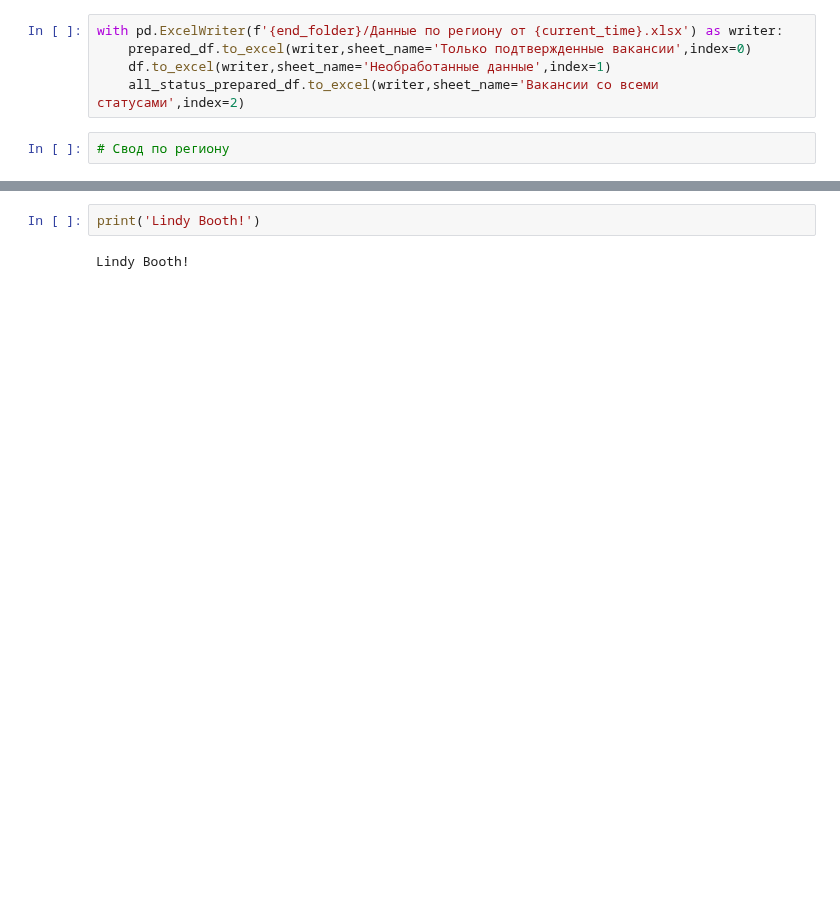
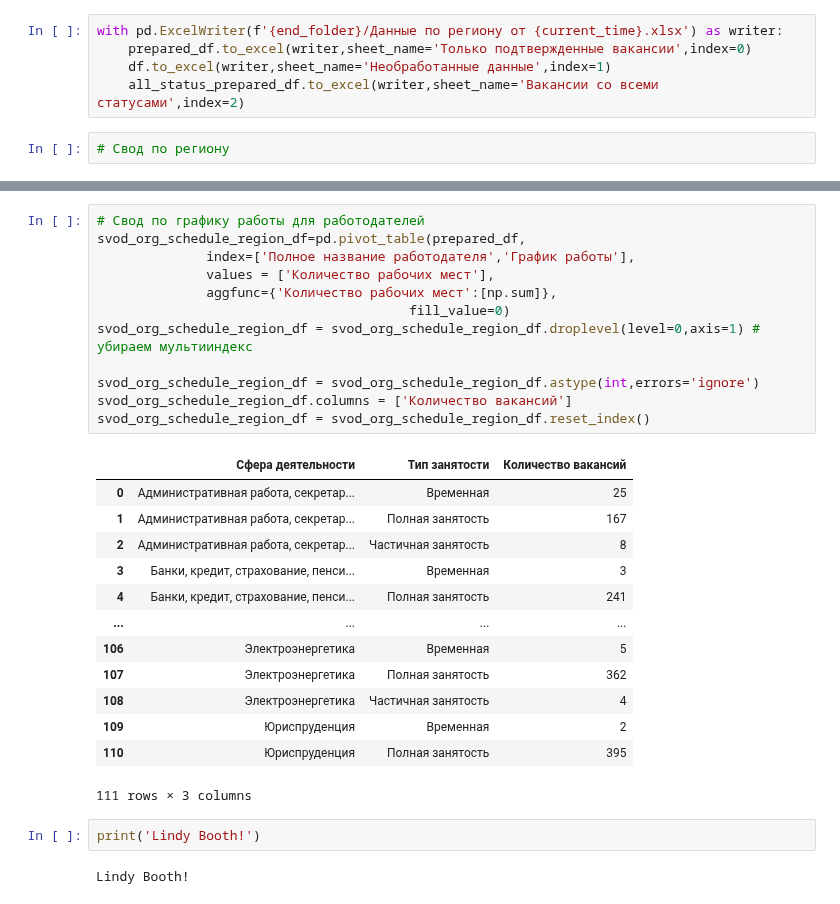
Before and after one commit to t0r1n88/Dodger_2023, a Jupyter notebook: prepare_data_trudvsem.ipynb, the cells around one changed output, grey strips where cells are left out. Cells and saved outputs as stored; diff of their text form; blank space fills up the shorter version.

```diff
--- a/prepare_data_trudvsem.ipynb
+++ b/prepare_data_trudvsem.ipynb
@@ -311,3 +369,29 @@ svod_org_pay_region_df.to_excel('data/cdgf.xlsx',index=False)
+# %%
+# Свод по графику работы для работодателей
+svod_org_schedule_region_df=pd.pivot_table(prepared_df,
+              index=['Полное название работодателя','График работы'],
+              values = ['Количество рабочих мест'],
+              aggfunc={'Количество рабочих мест':[np.sum]},
+                                        fill_value=0)
+svod_org_schedule_region_df = svod_org_schedule_region_df.droplevel(level=0,axis=1) # убираем мультииндекс
+
+svod_org_schedule_region_df = svod_org_schedule_region_df.astype(int,errors='ignore')
+svod_org_schedule_region_df.columns = ['Количество вакансий']
+svod_org_schedule_region_df = svod_org_schedule_region_df.reset_index()
+# %% [output]
+|  | Сфера деятельности | Тип занятости | Количество вакансий |
+| 0 | Административная работа, секретар... | Временная | 25 |
+| 1 | Административная работа, секретар... | Полная занятость | 167 |
+| 2 | Административная работа, секретар... | Частичная занятость | 8 |
+| 3 | Банки, кредит, страхование, пенси... | Временная | 3 |
+| 4 | Банки, кредит, страхование, пенси... | Полная занятость | 241 |
+| ... | ... | ... | ... |
+| 106 | Электроэнергетика | Временная | 5 |
+| 107 | Электроэнергетика | Полная занятость | 362 |
+| 108 | Электроэнергетика | Частичная занятость | 4 |
+| 109 | Юриспруденция | Временная | 2 |
+| 110 | Юриспруденция | Полная занятость | 395 |
+111 rows × 3 columns
 # %%
 print('Lindy Booth!')
 # %% [output]
```
Also changed, not shown: parts of 36 cells of this notebook.
